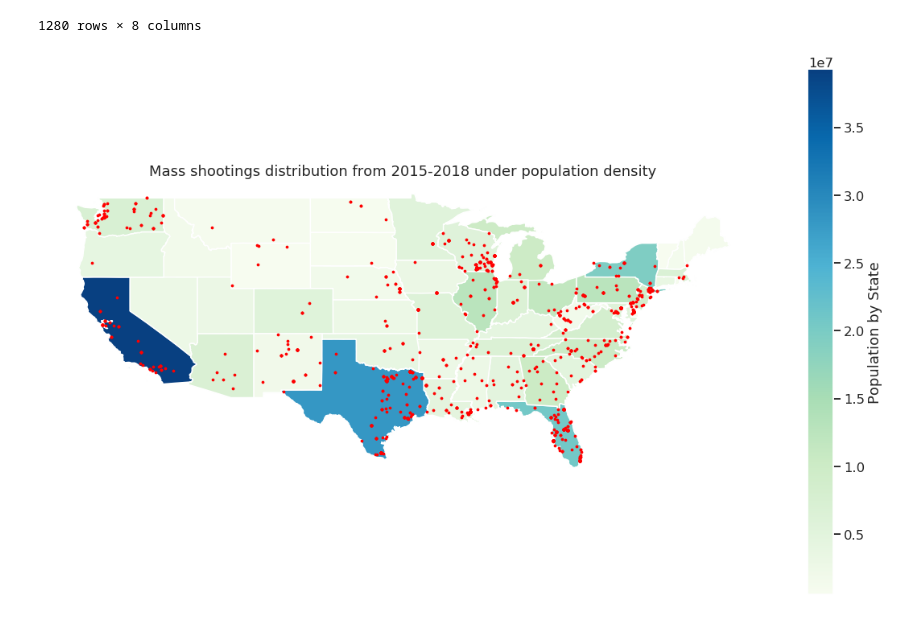
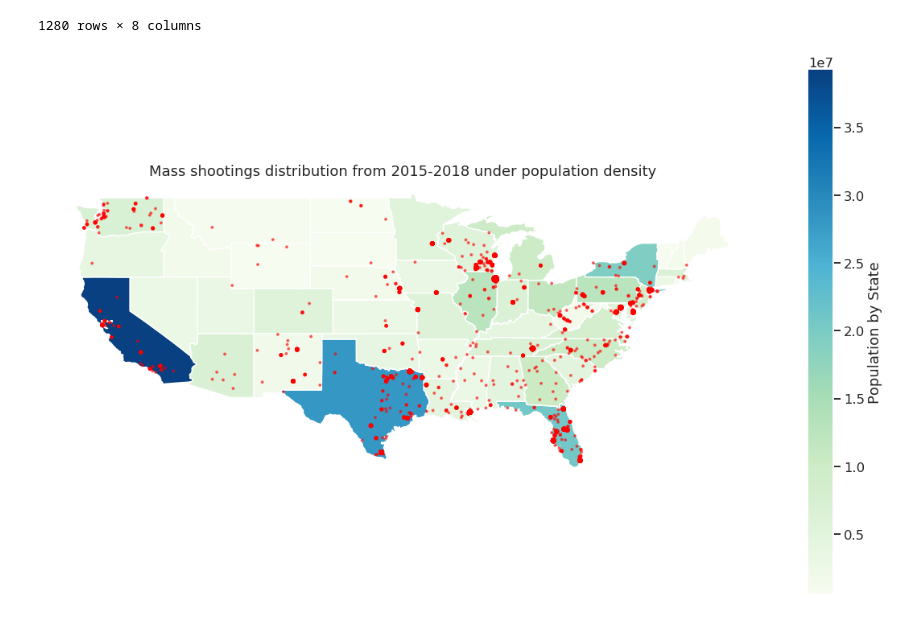
Before and after one commit to ngoduy1001/datascienceproject, a Jupyter notebook: COGS 108 Final Project .ipynb, the cells around one changed output. Cells and saved outputs as stored; diff of their text form; code cells hidden in the pictures.

Commit message:
adjust dot size based on city count

```diff
--- a/COGS 108 Final Project .ipynb
+++ b/COGS 108 Final Project .ipynb
@@ -506,16 +506,21 @@ temp
 | 1279 | December 11, 2018 | Louisiana | Natchitoches | 1 | 3 | 31.73 | -93.10 | POINT (-93.0979 31.7317) |
 | 1280 | December 24, 2018 | Louisiana | Lutcher | 2 | 2 | 30.06 | -90.71 | POINT (-90.7124 30.0646) |
 1280 rows × 8 columns
+# %%
+#Add a count of shootings col for each city
+temp['city_count'] = temp.groupby(['city'])['city'].transform('count')
+# temp
 # %%
 fig, ax = plt.subplots(nrows=1, ncols=1,figsize = (20,12)) # figsize to be changed
 gpd_population = gpd.GeoDataFrame(population)
-tempgpd = gpd.GeoDataFrame(temp)
+# tempgpd = gpd.GeoDataFrame(temp)
 base = gpd_population.plot(ax=ax, column= 'MEAN_POPULATION', cmap='GnBu', legend=True,
                           legend_kwds={'label': "Population by State"})
 leg = ax.get_legend()
-tempgpd.plot(ax=base, marker='o', color='red',markersize=5)
+# tempgpd.plot(ax=base, marker='o', color='red',markersize=5)
+plt.scatter(y=temp["lat"], x = temp["lng"], alpha = 0.5, marker='o', color='red', s=6*np.sqrt(temp['city_count'])) #adjust size of dot by city count
 plt.axis('off')
 plt.title('Mass shootings distribution from 2015-2018 under population density')
 plt.show()
 # %% [output]
-[figure, old version]
+[figure, new version]
```
Also changed, not shown: parts of 2 cells of this notebook, 1 other file.
